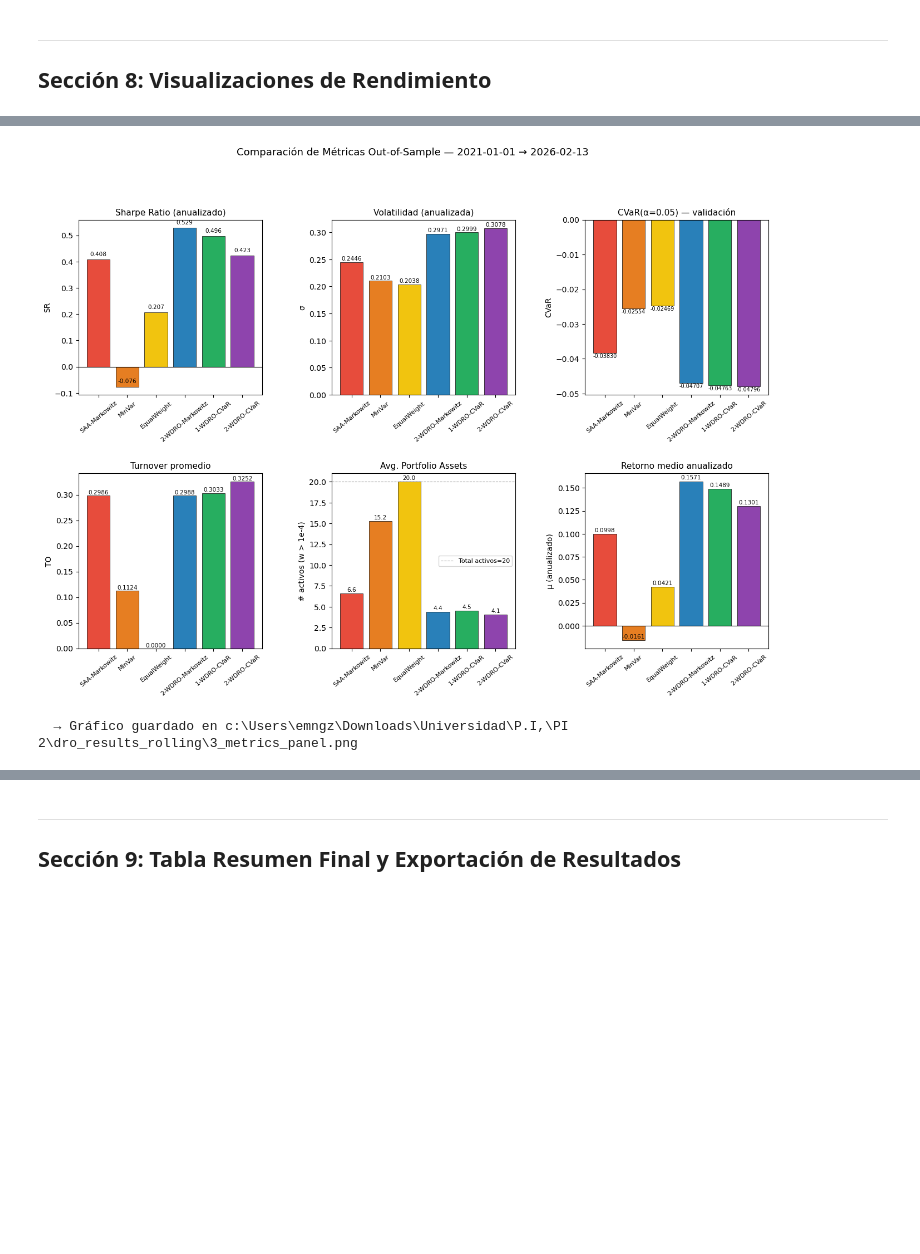
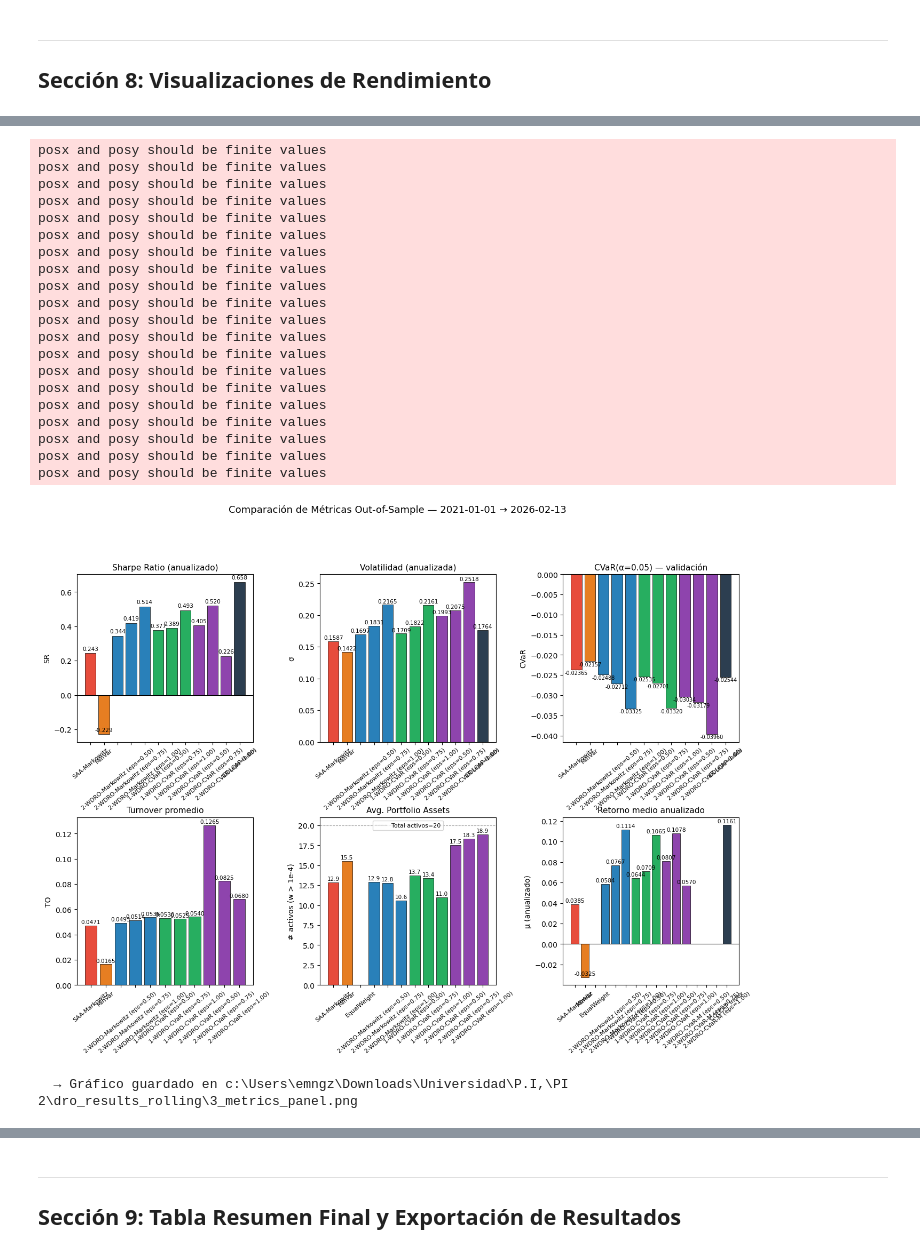
Before and after one commit to EmanuelGonzalezf/DRO-Colcap-model, a Jupyter notebook: DRO_RollingWindow_Backtest.ipynb, the cells around one changed output, grey strips where cells are left out. Saved outputs shown, nothing was run; the diff lists cells and outputs as text; code cells hidden in the pictures; blank space fills up the shorter version.

Commit message:
Correcciones 2WDRO CVaR y Resultados validación postpandemia

```diff
--- a/DRO_RollingWindow_Backtest.ipynb
+++ b/DRO_RollingWindow_Backtest.ipynb
@@ -1000,23 +1130,25 @@ else:
 ## SECCIÓN 8A: RETORNOS ACUMULADOS EN VALIDACIÓN (WEALTH INDEX)
 ## ============================================================================
 
-# Paleta de colores por tipo de modelo
-COLOR_MAP = {
+# Paleta de colores por modelo base
+BASE_COLOR_MAP = {
     'SAA-Markowitz'    : '#e74c3c',
     'MinVar'           : '#e67e22',
     'EqualWeight'      : '#f1c40f',
     '2-WDRO-Markowitz' : '#2980b9',
     '1-WDRO-CVaR'      : '#27ae60',
     '2-WDRO-CVaR'      : '#8e44ad',
+    '2-WDRO-CVaR-M'    : '#16a085',
     BENCHMARK_LABEL    : '#2c3e50',
 }
-LINE_STYLE = {
+BASE_LINE_STYLE = {
     'SAA-Markowitz'    : '--',
     'MinVar'           : '--',
     'EqualWeight'      : '--',
     '2-WDRO-Markowitz' : '-',
     '1-WDRO-CVaR'      : '-',
     '2-WDRO-CVaR'      : '-',
+    '2-WDRO-CVaR-M'    : '-',
     BENCHMARK_LABEL    : '-.',
 }
 
@@ -1024,10 +1156,10 @@ fig, ax = plt.subplots(figsize=(14, 6))
 
 wealth_series = {}  # para uso posterior
 
-for model_name in MODELS_CONFIG.keys():
+for model_name in MODEL_RUN_NAMES:
     entries = raw_results.get(model_name, [])
     ok_entries = [e for e in entries
-                  if e['status'] in ('optimal', 'analytical')
+                  if e['status'] == 'optimal'
                   and not np.any(np.isnan(e['val_returns']))]
     if not ok_entries:
         continue
@@ -1048,11 +1180,12 @@ for model_name in MODELS_CONFIG.keys():
     wealth   = np.cumprod(1 + r_arr)
     wealth_series[model_name] = (all_dates[:len(wealth)], wealth)
 
+    base_name = get_base_model_name(model_name)
     ax.plot(all_dates[:len(wealth)], wealth,
             label=model_name,
-            color=COLOR_MAP.get(model_name, 'gray'),
-            ls=LINE_STYLE.get(model_name, '-'),
-            lw=1.6 if model_name in ('2-WDRO-Markowitz','1-WDRO-CVaR','2-WDRO-CVaR') else 1.0,
+            color=BASE_COLOR_MAP.get(base_name, 'gray'),
+            ls=BASE_LINE_STYLE.get(base_name, '-'),
+            lw=1.6 if MODEL_RUN_TYPE.get(model_name) == 'dro' else 1.0,
             alpha=0.9)
 
 # Benchmark externo COLCAP (solo referencia visual)
@@ -1063,8 +1196,8 @@ if 'benchmark_returns_oos' in globals() and len(benchmark_returns_oos) > 0:
         benchmark_returns_oos.index,
         bench_wealth,
         label=BENCHMARK_LABEL,
-        color=COLOR_MAP[BENCHMARK_LABEL],
-        ls=LINE_STYLE[BENCHMARK_LABEL],
+        color=BASE_COLOR_MAP[BENCHMARK_LABEL],
+        ls=BASE_LINE_STYLE[BENCHMARK_LABEL],
         lw=2.2,
         alpha=0.95,
     )
@@ -1075,10 +1208,10 @@ ax.set_ylabel("Wealth Index (base 1)", fontsize=11)
 ax.set_title(
     f"Retornos acumulados — Validación out-of-sample\n"
     f"{VAL_START_DATE} → {VAL_END_DATE} | "
-    f"ε={EPSILON_FRACTION:.2f}×ε_max | Rebalanceo={REBALANCE_FREQ}d",
+    f"ε_fracciones={EPSILON_FRACTIONS} | Rebalanceo={REBALANCE_FREQ}d",
     fontsize=12
 )
-ax.legend(loc='upper left', fontsize=9)
+ax.legend(loc='upper left', fontsize=8)
 ax.xaxis.set_major_formatter(mdates.DateFormatter('%Y-%m'))
 ax.xaxis.set_major_locator(mdates.MonthLocator(bymonth=[1, 4, 7, 10]))
 plt.xticks(rotation=30)
@@ -1100,7 +1233,7 @@ if len(metrics_subset) == 0:
     print("⚠️  No hay métricas disponibles para graficar.")
 else:
     model_labels  = metrics_subset.index.tolist()
-    colors_bar    = [COLOR_MAP.get(m, 'gray') for m in model_labels]
+    colors_bar    = [BASE_COLOR_MAP.get(get_base_model_name(m), 'gray') for m in model_labels]
 
     fig = plt.figure(figsize=(16, 10))
     gs  = GridSpec(2, 3, figure=fig, hspace=0.45, wspace=0.38)
@@ -1147,7 +1280,7 @@ else:
     bars4 = ax4.bar(
         [l for l, v in zip(metrics_df.index.tolist(), valid_to) if v],
         [v for v in to_vals if not np.isnan(v)],
-        color=[COLOR_MAP.get(m, 'gray') for m, v in zip(metrics_df.index.tolist(), valid_to) if v],
+        color=[BASE_COLOR_MAP.get(get_base_model_name(m), 'gray') for m, v in zip(metrics_df.index.tolist(), valid_to) if v],
         edgecolor='black', lw=0.5
     )
     ax4.set_title("Turnover promedio", fontsize=11)
@@ -1161,42 +1294,62 @@ else:
     ax5 = fig.add_subplot(gs[1, 1])
     avg_assets = metrics_df['Avg. Portfolio Assets'].values
     bars5 = ax5.bar(metrics_df.index.tolist(), avg_assets,
-                    color=[COLOR_MAP.get(m, 'gray') for m in metrics_df.index.tolist()],
+                    color=[BASE_COLOR_MAP.get(get_base_model_name(m), 'gray') for m in metrics_df.index.tolist()],
                     edgecolor='black', lw=0.5)
     ax5.axhline(m, color='gray', ls='--', lw=0.8, alpha=0.7, label=f'Total activos={m}')
     ax5.set_title("Avg. Portfolio Assets", fontsize=11)
     ax5.set_ylabel("# activos (w > 1e-4)")
     ax5.tick_params(axis='x', rotation=40, labelsize=8)
     ax5.legend(fontsize=8)
     for bar, v in zip(bars5, avg_assets):
         if not np.isnan(v):
             ax5.text(bar.get_x() + bar.get_width()/2., bar.get_height() + 0.1,
                      f'{v:.1f}', ha='center', va='bottom', fontsize=7.5)
 
     # ── 6. Retorno medio ───────────────────────────────────────────────────────
     ax6 = fig.add_subplot(gs[1, 2])
     mean_vals = (metrics_df['Media'] * 252).values  # anualizado
     bars6 = ax6.bar(metrics_df.index.tolist(), mean_vals,
-                    color=[COLOR_MAP.get(m, 'gray') for m in metrics_df.index.tolist()],
+                    color=[BASE_COLOR_MAP.get(get_base_model_name(m), 'gray') for m in metrics_df.index.tolist()],
                     edgecolor='black', lw=0.5)
     ax6.axhline(0, color='black', lw=0.8)
     ax6.set_title("Retorno medio anualizado", fontsize=11)
     ax6.set_ylabel("μ (anualizado)")
     ax6.tick_params(axis='x', rotation=40, labelsize=8)
     for bar, v in zip(bars6, mean_vals):
         ax6.text(bar.get_x() + bar.get_width()/2., bar.get_height() + 0.001,
                  f'{v:.4f}', ha='center', va='bottom', fontsize=7.5)
 
     fig.suptitle(
         f"Comparación de Métricas Out-of-Sample — {VAL_START_DATE} → {VAL_END_DATE}",
         fontsize=13, y=1.01
     )
     plt.savefig(RESULTS_DIR / "3_metrics_panel.png", dpi=150, bbox_inches='tight')
     plt.show()
     print(f"  → Gráfico guardado en {RESULTS_DIR / '3_metrics_panel.png'}")
 # %% [output]
+posx and posy should be finite values
+posx and posy should be finite values
+posx and posy should be finite values
+posx and posy should be finite values
+posx and posy should be finite values
+posx and posy should be finite values
+posx and posy should be finite values
+posx and posy should be finite values
+posx and posy should be finite values
+posx and posy should be finite values
+posx and posy should be finite values
+posx and posy should be finite values
+posx and posy should be finite values
+posx and posy should be finite values
+posx and posy should be finite values
+posx and posy should be finite values
+posx and posy should be finite values
+posx and posy should be finite values
+posx and posy should be finite values
+posx and posy should be finite values
-[figure, old version]
+[figure, new version]
-  → Gráfico guardado en c:\Users\emngz\Downloads\Universidad\P.I,\PI 2\dro_results_rolling\3_metrics_panel.png
+  → Gráfico guardado en c:\Users\emngz\Downloads\Universidad\P.I,\PI 2\dro_results_rolling\3_metrics_panel.png
 # %%
 ## ============================================================================
 ## SECCIÓN 8C: EVOLUCIÓN TEMPORAL DEL SHARPE RATIO (ROLLING 63 DÍAS)
```
Also changed, not shown: parts of 19 cells of this notebook, 34 other files.
